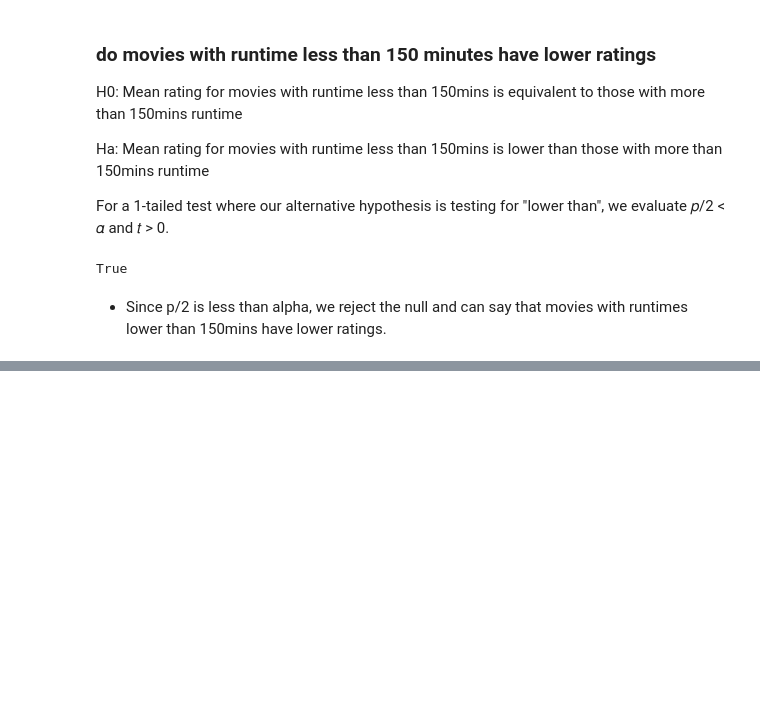
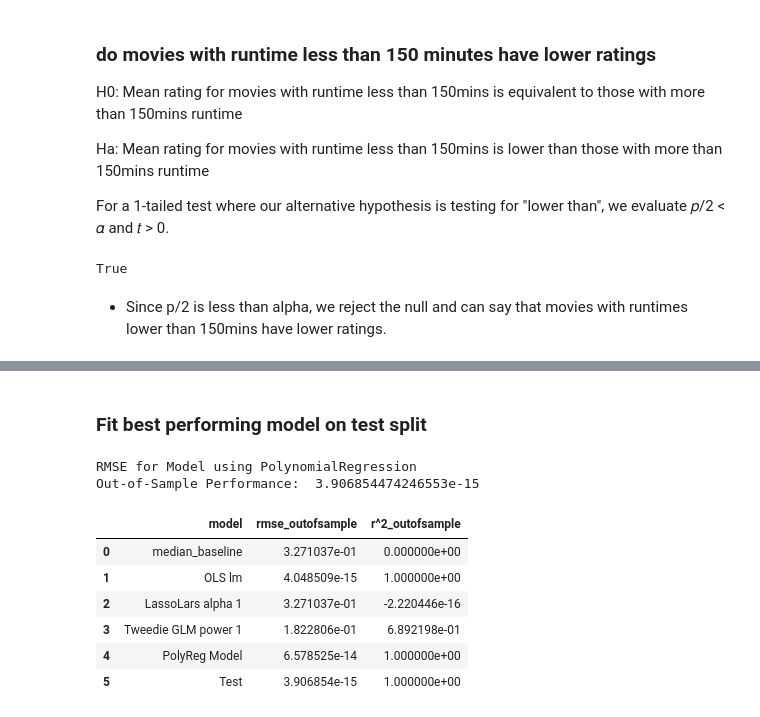
Before and after one commit to mariamnaqvi/predicting-movie-ratings, a Jupyter notebook: first_iteration.ipynb, the cells around one changed output, grey strips where cells are left out. Cells and saved outputs as stored; diff of their text form; code cells hidden in the pictures; blank space fills up the shorter version.

```diff
--- a/first_iteration.ipynb
+++ b/first_iteration.ipynb
@@ -468,0 +730,10 @@ True
+# %%
+# make the polynomial features to get a new set of features
+pf = PolynomialFeatures(degree=2)
+
+# fit and transform X_train_scaled features
+X_train_degree2 = pf.fit_transform(X_train)
+
+# transform X_validate_scaled & X_test_scaled
+X_validate_degree2 = pf.transform(X_validate)
+X_test_degree2 = pf.transform(X_test)
@@ -468,0 +775,9 @@ True
+# %%
+# add model to metric df
+
+metric_df = metric_df.append(
+    {
+    'model': 'PolyReg Model',
+    'rmse_outofsample': rmse_validate,
+    'r^2_outofsample': explained_variance_score(y_validate.Rating, y_validate.rating_pred_pm)}, ignore_index=True)
+metric_df
@@ -468,0 +798,28 @@ True
+# %% [markdown]
+### Fit best performing model on test split
+# %%
+# predict on test
+y_test['rating_pred_lm'] = lm.predict(X_test)
+
+# evaluate: rmse
+rmse_test = mean_squared_error(y_test.Rating, y_test.rating_pred_lm) ** 0.5
+print("RMSE for Model using OLS Linear Regression\nOut-of-Sample Performance: ", rmse_test)
+# %% [output]
+RMSE for Model using PolynomialRegression
+Out-of-Sample Performance:  3.906854474246553e-15
+# %%
+metric_df = metric_df.append(
+    {
+    'model': 'Test',
+    'rmse_outofsample': rmse_test,
+    'r^2_outofsample': explained_variance_score(y_test.Rating, y_test.rating_pred_lm)}, ignore_index=True)
+# %%
+metric_df
+# %% [output]
+|  | model | rmse_outofsample | r^2_outofsample |
+| 0 | median_baseline | 3.271037e-01 | 0.000000e+00 |
+| 1 | OLS lm | 4.048509e-15 | 1.000000e+00 |
+| 2 | LassoLars alpha 1 | 3.271037e-01 | -2.220446e-16 |
+| 3 | Tweedie GLM power 1 | 1.822806e-01 | 6.892198e-01 |
+| 4 | PolyReg Model | 6.578525e-14 | 1.000000e+00 |
+| 5 | Test | 3.906854e-15 | 1.000000e+00 |
```
Also changed, not shown: parts of 28 cells of this notebook.
